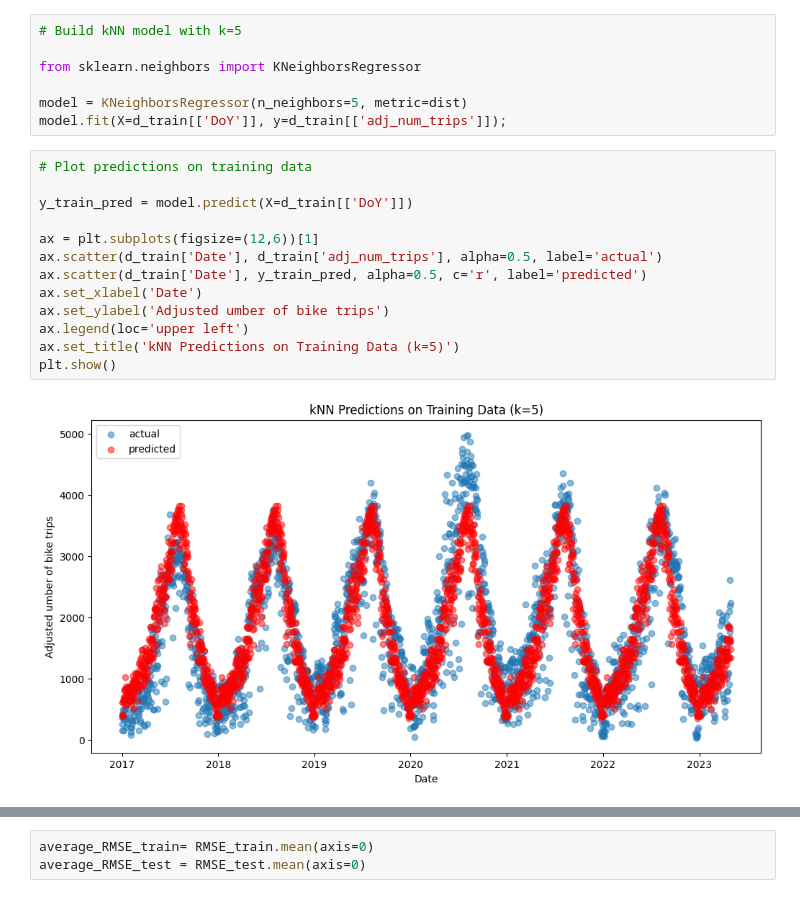
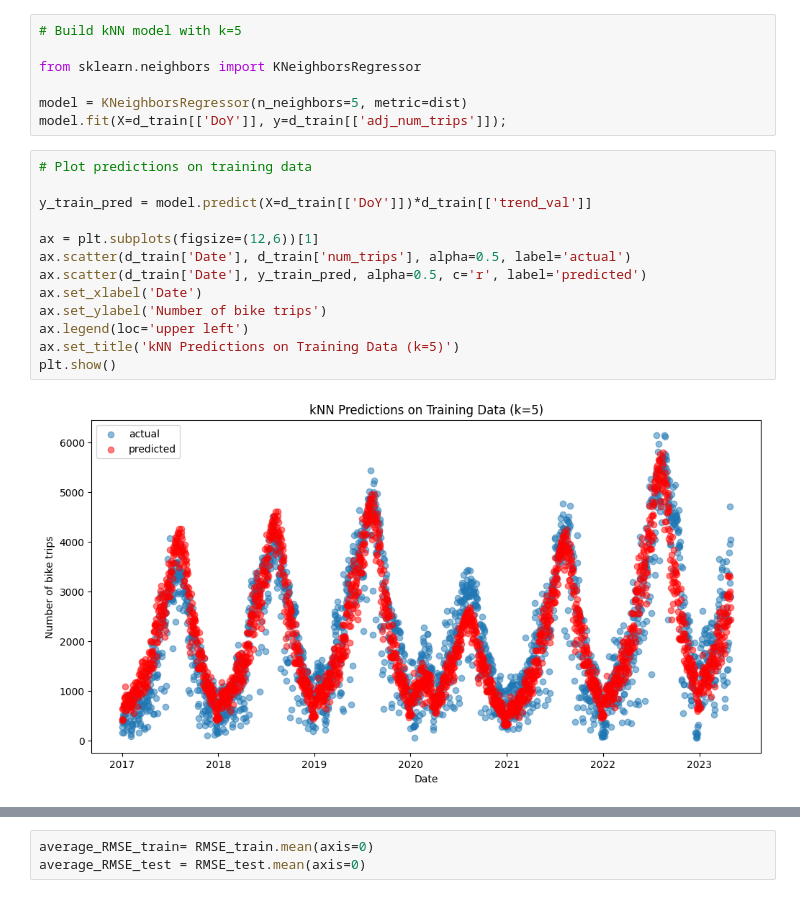
Before and after one commit to hodagben/bike-share-project, a Jupyter notebook: models/KNN.ipynb, the cells around one changed output, grey strips where cells are left out. Saved outputs shown, nothing was run; the diff lists cells and outputs as text.

Commit message:
Updated KNN to predict 'num_trips' rather than 'adj_num_trips'

```diff
--- a/models/KNN.ipynb
+++ b/models/KNN.ipynb
@@ -25,18 +25,18 @@ model.fit(X=d_train[['DoY']], y=d_train[['adj_num_trips']]);
 # %%
 # Plot predictions on training data
 
-y_train_pred = model.predict(X=d_train[['DoY']])
+y_train_pred = model.predict(X=d_train[['DoY']])*d_train[['trend_val']]
 
 ax = plt.subplots(figsize=(12,6))[1]
-ax.scatter(d_train['Date'], d_train['adj_num_trips'], alpha=0.5, label='actual')
+ax.scatter(d_train['Date'], d_train['num_trips'], alpha=0.5, label='actual')
 ax.scatter(d_train['Date'], y_train_pred, alpha=0.5, c='r', label='predicted')
 ax.set_xlabel('Date')
-ax.set_ylabel('Adjusted umber of bike trips')
+ax.set_ylabel('Number of bike trips')
 ax.legend(loc='upper left')
 ax.set_title('kNN Predictions on Training Data (k=5)')
 plt.show()
 # %% [output]
-[figure, old version]
+[figure, new version]
 # %%
 # Find optimal k
 
```
Also changed, not shown: parts of 6 cells of this notebook, 1 other file.
